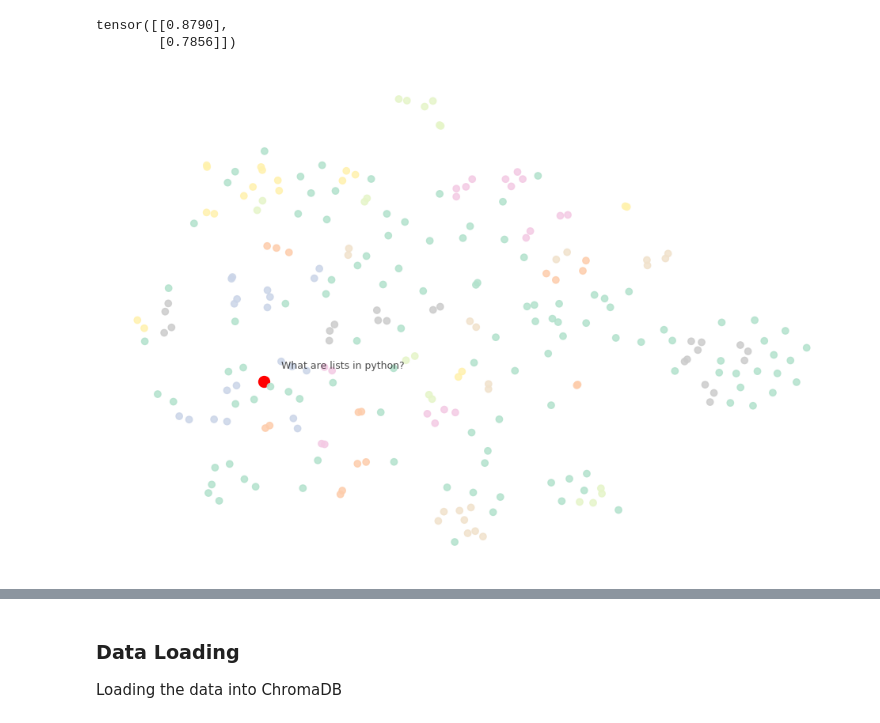
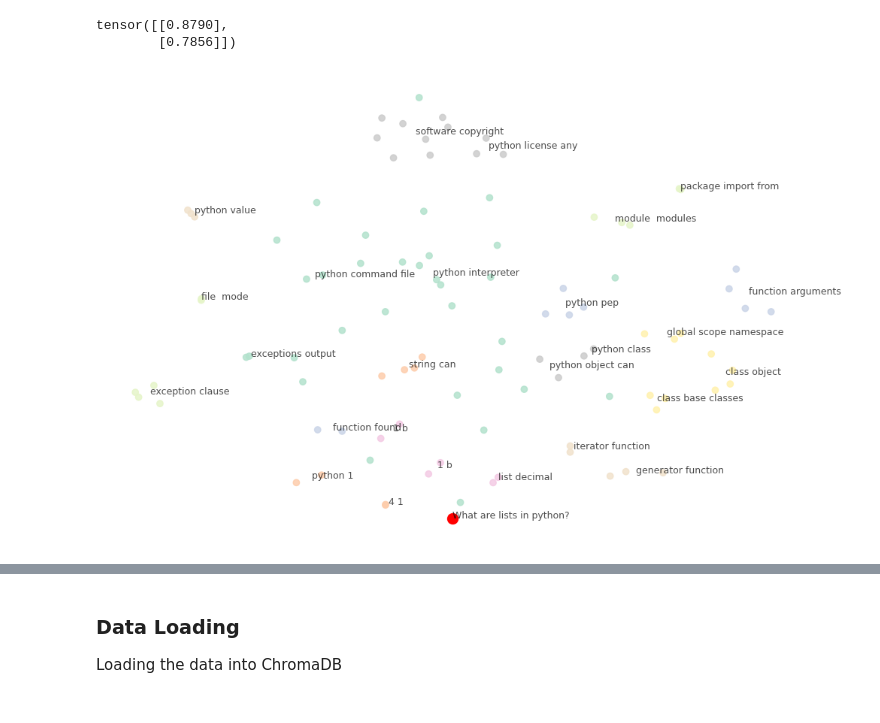
Before and after one commit to cowolff/Python-ORAGle, a Jupyter notebook: python_rag.ipynb, the cells around one changed output, grey strips where cells are left out. Drawn from its saved outputs; the diff is of its cells as text; code cells hidden in the pictures.

Commit message:
TSNE plot of embeddings

```diff
--- a/python_rag.ipynb
+++ b/python_rag.ipynb
@@ -63,42 +121,62 @@ Using the 7B instruct model
 ### Embedding Function
 for ChromaDB
 # %%
-import chromadb as db  #This helps us work with the vectors database
-from chromadb.utils import embedding_functions # This helps us fetch our embedding model
+import chromadb as db  # This helps us work with the vectors database
+from chromadb.utils import embedding_functions  # This helps us fetch our embedding model
 from chromadb import Documents, EmbeddingFunction, Embeddings
 from sentence_transformers.util import cos_sim, dot_score
 
 from sklearn.manifold import TSNE
 from sklearn.cluster import DBSCAN
 import matplotlib.pyplot as plt
+import numpy as np
+from collections import Counter, defaultdict
+import string
 
 class Embedding(EmbeddingFunction):
     def __init__(self):
-        self.embedding_model = embedding_functions.SentenceTransformerEmbeddingFunction('thenlper/gte-large') # ("Salesforce/SFR-Embedding-Mistral") (7b)
+        self.embedding_model = embedding_functions.SentenceTransformerEmbeddingFunction('thenlper/gte-large')  # ("Salesforce/SFR-Embedding-Mistral") (7b)
 
     def encode(self, input: Documents) -> Embeddings:
         embeddings = self.embedding_model(input)
         return embeddings
 
     def distance(self, x: ArrayLike, y: ArrayLike) -> float:
-        return cos_sim(x,y)
+        return cos_sim(x, y)
 
     def plot(self, query: str, documents: Documents) -> None:
         query = query[0] if isinstance(query, list) and len(query) == 1 else query
         texts = [query] + documents if query else documents
         embeddings = self.encode(texts)
-        tsne_results = TSNE(n_components=2, perplexity=min(30, len(embeddings)-1)).fit_transform(np.array(embeddings))
+        tsne_results = TSNE(n_components=2, perplexity=min(30, len(embeddings) - 1)).fit_transform(np.array(embeddings))
         cluster_labels = DBSCAN(eps=0.9, min_samples=2).fit(tsne_results[1:]).labels_ if query else DBSCAN(eps=0.5, min_samples=2).fit(tsne_results).labels_
 
         plt.figure(figsize=(12, 8))
         plt.axis('off')
         if query:
             plt.scatter(tsne_results[0, 0], tsne_results[0, 1], c='red', label='Query', s=100)
-            plt.annotate(query, (tsne_results[0, 0] + 1, tsne_results[0, 1] + 1), fontsize=9, alpha=0.7, color='black')
-        plt.scatter(tsne_results[1:, 0], tsne_results[1:, 1], c=cluster_labels, cmap='Pastel2', alpha=0.85)
-        for i, txt in enumerate(documents):
-            if len(txt.split()) <= 5:
-                plt.annotate(txt, (tsne_results[i + (1 if query else 0), 0] + 1, tsne_results[i + (1 if query else 0), 1] + 1), fontsize=9, alpha=0.7)
+            plt.annotate(query, (tsne_results[0, 0], tsne_results[0, 1]), fontsize=9, alpha=0.7, color='black')
+
+        scatter = plt.scatter(tsne_results[1:, 0], tsne_results[1:, 1], c=cluster_labels, cmap='Pastel2', alpha=0.85)
+
+        FILLER_WORDS = set([
+            'the', 'and', 'a', 'to', 'of', 'in', 'i', 'is', 'that', 'on',
+            'for', 'it', 'with', 'as', 'this', 'by', 'are', 'be', 'was', 'or', 'you', 'an',
+        ])
+
+        # Find and annotate clusters with frequent words
+        for label in set(cluster_labels):
+            if label == -1:  # Ignore noise
+                continue
+            cluster_docs = [documents[i] for i, lbl in enumerate(cluster_labels) if lbl == label]
+            words = ' '.join(cluster_docs).lower().split()
+            words = [word.strip(string.punctuation) for word in words if word not in FILLER_WORDS and word.strip(string.punctuation) not in FILLER_WORDS]
+            word_counts = Counter(words)
+            most_common_words = ' '.join(word for word, count in word_counts.most_common(3))  # Get top 3 words
+
+            cluster_center = np.mean([tsne_results[i + 1] for i, lbl in enumerate(cluster_labels) if lbl == label], axis=0)
+            plt.annotate(most_common_words, (cluster_center[0], cluster_center[1]), fontsize=9, alpha=0.7, color='black')
+
         plt.grid(True, which='both', linestyle='--', linewidth=0.2)
         plt.show()
 # %%
@@ -109,6 +187,6 @@ print(model.distance(model.encode(['Coffee', 'Water']), model.encode(['Espresso'
 tensor([[0.8790],
         [0.7856]])
 # %%
-model.plot(['What are lists in python?'], split_text_into_chunks(clean_pdf_text, 250))
+model.plot(['What are lists in python?'], split_text_into_chunks(clean_pdf_text, 100))
 # %% [output]
-[figure, old version]
+[figure, new version]
```
Also changed, not shown: parts of 5 cells of this notebook.
